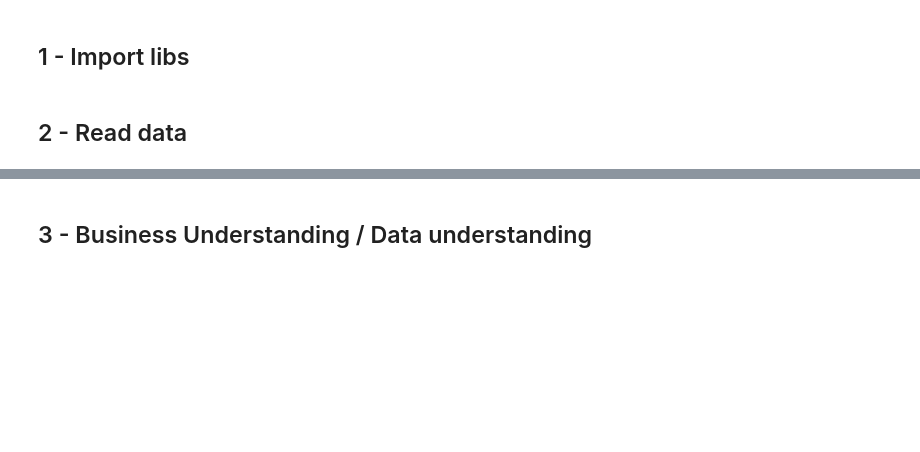
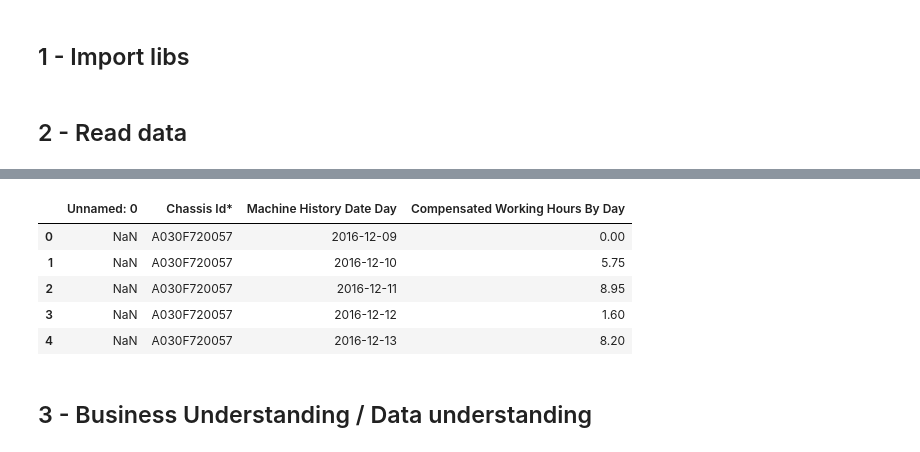
Before and after one commit to ceska68/Exercicios, a Jupyter notebook: Volvo.ipynb, the cells around one changed output, grey strips where cells are left out. Drawn from its saved outputs; the diff is of its cells as text; code cells hidden in the pictures; blank space fills up the shorter version.

```diff
--- a/Volvo.ipynb
+++ b/Volvo.ipynb
@@ -24 +38,11 @@ from ipywidgets import interact
+# %%
+# Read table_time_series
+table_time_series.head()
+# %% [output]
+|  | Unnamed: 0 | Chassis Id* | Machine History Date Day | Compensated Working Hours By Day |
+| 0 | NaN | A030F720057 | 2016-12-09 | 0.00 |
+| 1 | NaN | A030F720057 | 2016-12-10 | 5.75 |
+| 2 | NaN | A030F720057 | 2016-12-11 | 8.95 |
+| 3 | NaN | A030F720057 | 2016-12-12 | 1.60 |
+| 4 | NaN | A030F720057 | 2016-12-13 | 8.20 |
 # %%
```
Also changed, not shown: parts of 25 cells of this notebook.
